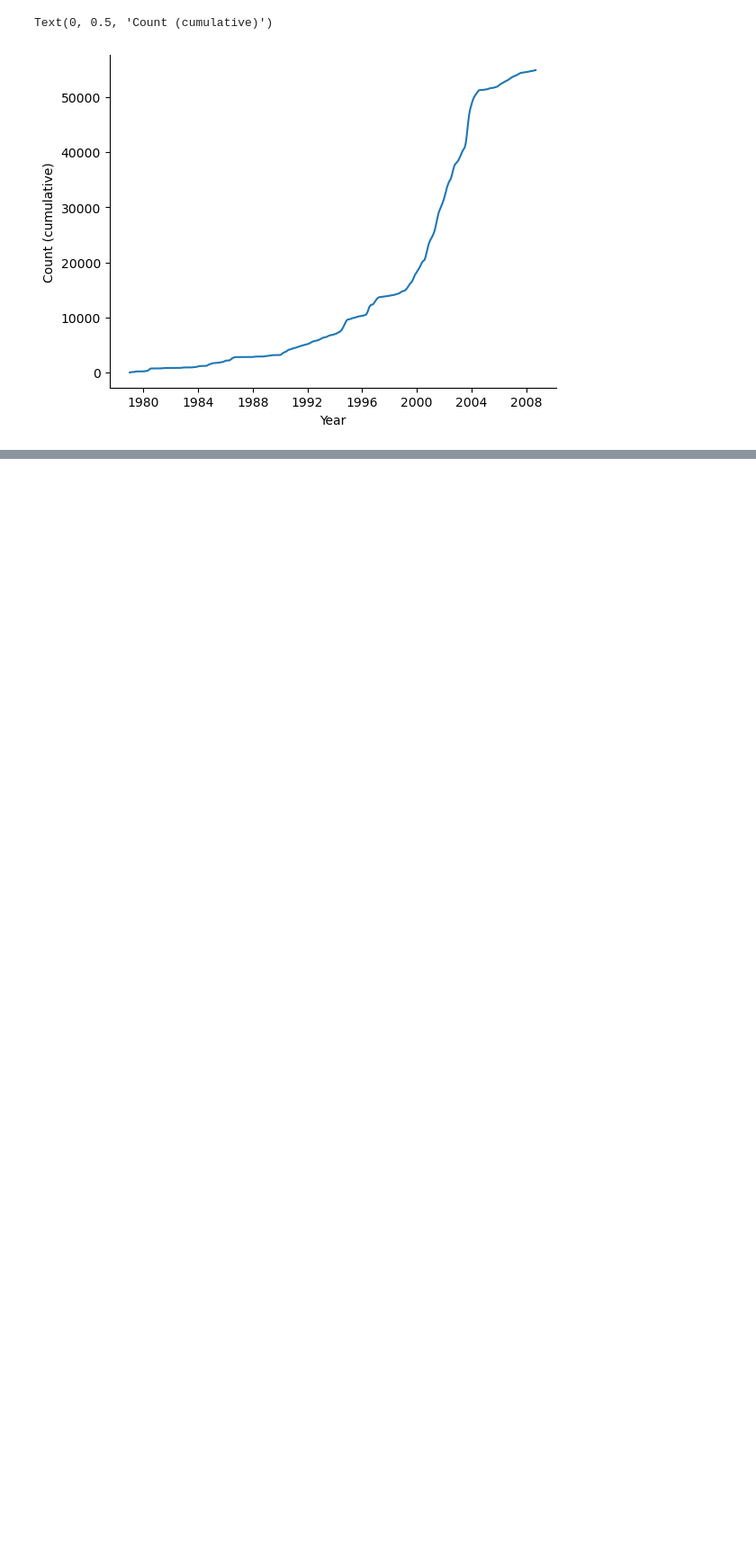
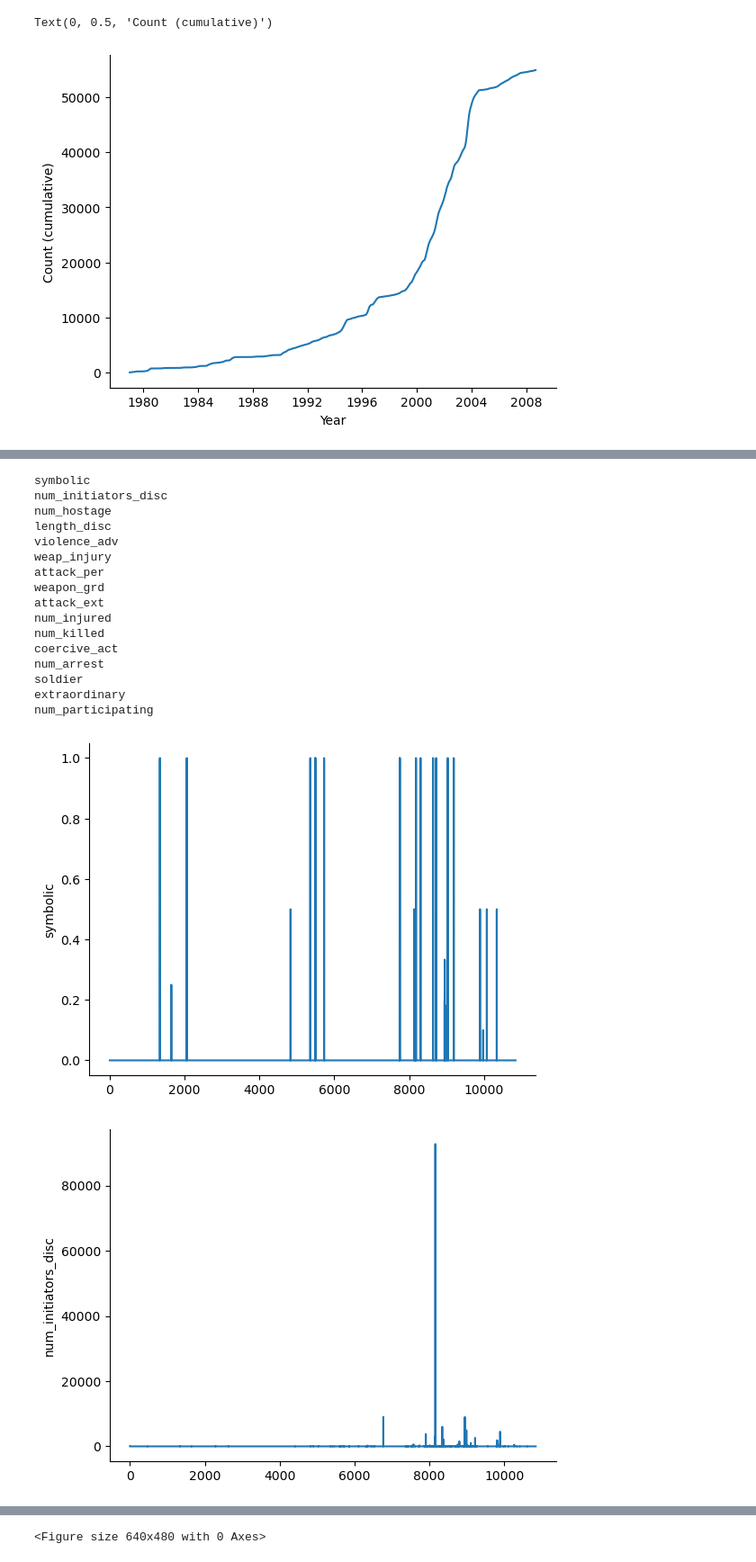
Before and after one commit to AnnieStephenson/speednav, a Jupyter notebook: tutorial.ipynb, the cells around one changed output, grey strips where cells are left out. Shown: that part at 90% size. Cells and saved outputs as stored; diff of their text form; code cells hidden in the pictures; blank space fills up the shorter version.

```diff
--- a/tutorial.ipynb
+++ b/tutorial.ipynb
@@ -237,0 +295,42 @@ Text(0, 0.5, 'Count (cumulative)')
+# %%
+# plot each intensity variable
+intensity_vars = list(util.INTENSITY_VARS.keys())
+calc_type = 'mean'# mean
+window_size = 1 # days
+step_size = 1 # days
+date_var = 'DL0002'# first date
+
+for i in range(len(intensity_vars)):
+    plt.figure()
+    var = intensity_vars[i]
+    print(var)
+    if var == 'weapon_grd': # nead to deal with the multi weapons
+        continue
+    mean_vs_time = util.calc_stat_vs_time(data_filter,
+                                          var,
+                                          window_size,
+                                          date_var=date_var,
+                                          step=step_size,
+                                          calc_type=calc_type)
+    plt.plot(np.nan_to_num(np.array(mean_vs_time)))
+    plt.ylabel(var)
+    sns.despine()
+# %% [output]
+symbolic
+num_initiators_disc
+num_hostage
+length_disc
+violence_adv
+weap_injury
+attack_per
+weapon_grd
+attack_ext
+num_injured
+num_killed
+coercive_act
+num_arrest
+soldier
+extraordinary
+num_participating
+[figure, added]
+[figure, added]
@@ -237,0 +342 @@ Text(0, 0.5, 'Count (cumulative)')
+<Figure size 640x480 with 0 Axes>
```
Also changed, not shown: parts of 17 cells of this notebook, 2 other files.
